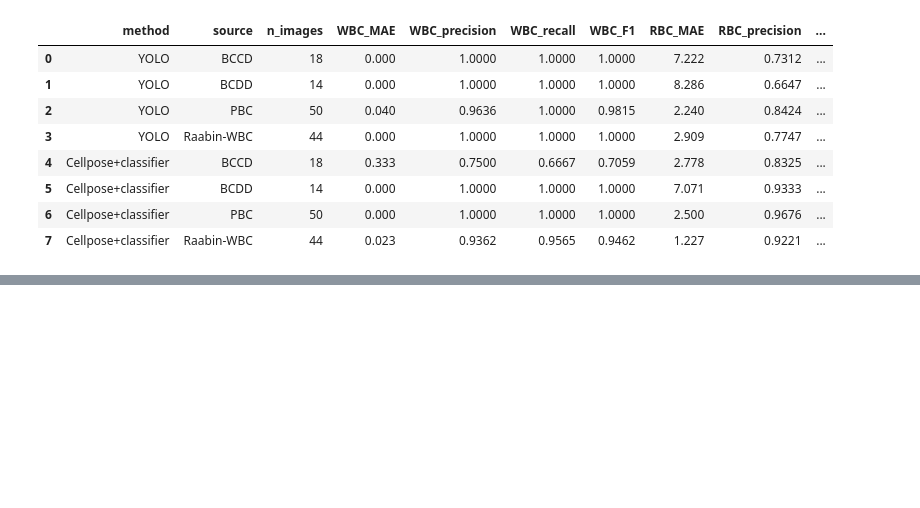
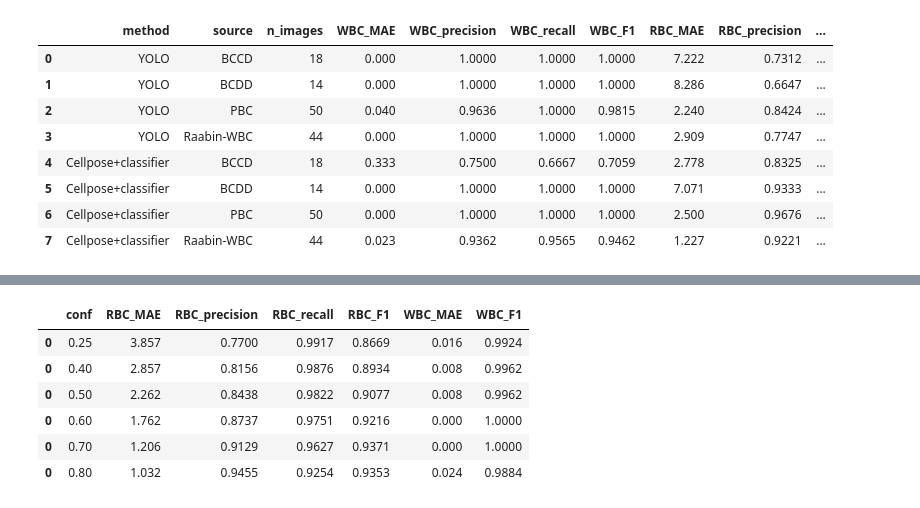
Before and after one commit to KYU-SW/26-2-Design-Project-MediON-, a Jupyter notebook: 05. Train/run_train.ipynb, the cells around one changed output, grey strips where cells are left out. Cells and saved outputs as stored; diff of their text form; code cells hidden in the pictures; blank space fills up the shorter version.

```diff
--- a/05. Train/run_train.ipynb
+++ b/05. Train/run_train.ipynb
@@ -194,0 +172,3 @@ display(pd.read_csv(os.path.join(d, "summary.csv")))
+# %%
+for c in [0.25, 0.4, 0.5, 0.6, 0.7, 0.8]:
+    !python 12_eval_compare.py --prep "D:/05. Blood/04. Prep" --yolo "D:/05. Blood/05. Train/runs/yolo/yolo11s/weights/best.pt" --conf {c} --out "D:/05. Blood/05. Train/results/eval0_yolo_conf{c}"
@@ -194,0 +193,16 @@ display(pd.read_csv(os.path.join(d, "summary.csv")))
+# %%
+import pandas as pd
+rows = []
+for c in [0.25, 0.4, 0.5, 0.6, 0.7, 0.8]:
+    df = pd.read_csv(rf"D:\05. Blood\05. Train\results\eval0_yolo_conf{c}\summary.csv")
+    df.insert(0, "conf", c)
+    rows.append(df)
+display(pd.concat(rows)[["conf", "RBC_MAE", "RBC_precision", "RBC_recall", "RBC_F1", "WBC_MAE", "WBC_F1"]])
+# %% [output]
+|  | conf | RBC_MAE | RBC_precision | RBC_recall | RBC_F1 | WBC_MAE | WBC_F1 |
+| 0 | 0.25 | 3.857 | 0.7700 | 0.9917 | 0.8669 | 0.016 | 0.9924 |
+| 0 | 0.40 | 2.857 | 0.8156 | 0.9876 | 0.8934 | 0.008 | 0.9962 |
+| 0 | 0.50 | 2.262 | 0.8438 | 0.9822 | 0.9077 | 0.008 | 0.9962 |
+| 0 | 0.60 | 1.762 | 0.8737 | 0.9751 | 0.9216 | 0.000 | 1.0000 |
+| 0 | 0.70 | 1.206 | 0.9129 | 0.9627 | 0.9371 | 0.000 | 1.0000 |
+| 0 | 0.80 | 1.032 | 0.9455 | 0.9254 | 0.9353 | 0.024 | 0.9884 |
```
Also changed, not shown: parts of 16 cells of this notebook, 27 other files.
